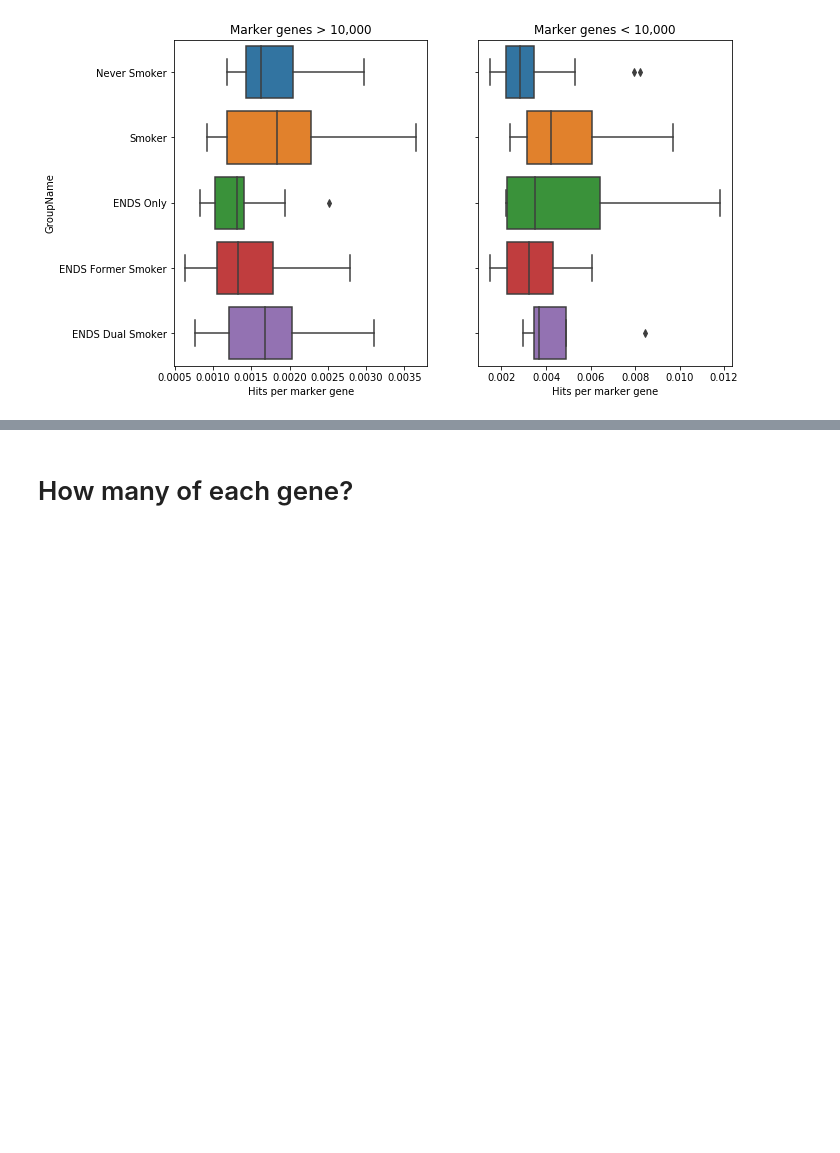
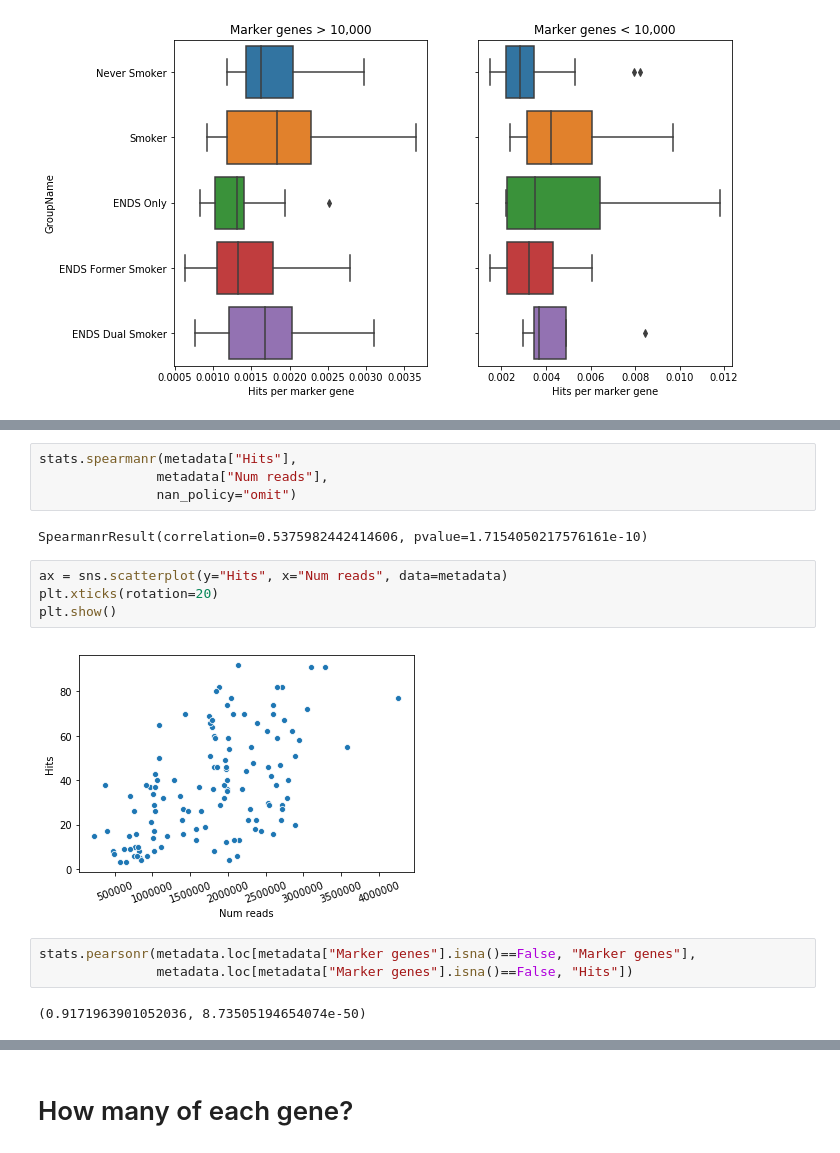
Before and after one commit to sterrettJD/Nicotine-Microbiome, a Jupyter notebook: diamond_analysis/diamond_analysis.ipynb, the cells around one changed output, grey strips where cells are left out. Drawn from its saved outputs; the diff is of its cells as text; blank space fills up the shorter version.

```diff
--- a/diamond_analysis/diamond_analysis.ipynb
+++ b/diamond_analysis/diamond_analysis.ipynb
@@ -389,0 +428,17 @@ plt.show()
+# %%
+stats.spearmanr(metadata["Hits"],
+               metadata["Num reads"],
+               nan_policy="omit")
+# %% [output]
+SpearmanrResult(correlation=0.5375982442414606, pvalue=1.7154050217576161e-10)
+# %%
+ax = sns.scatterplot(y="Hits", x="Num reads", data=metadata)
+plt.xticks(rotation=20)
+plt.show()
+# %% [output]
+[figure, added]
+# %%
+stats.pearsonr(metadata.loc[metadata["Marker genes"].isna()==False, "Marker genes"],
+               metadata.loc[metadata["Marker genes"].isna()==False, "Hits"])
+# %% [output]
+(0.9171963901052036, 8.73505194654074e-50)
```
Also changed, not shown: parts of 10 cells of this notebook.
